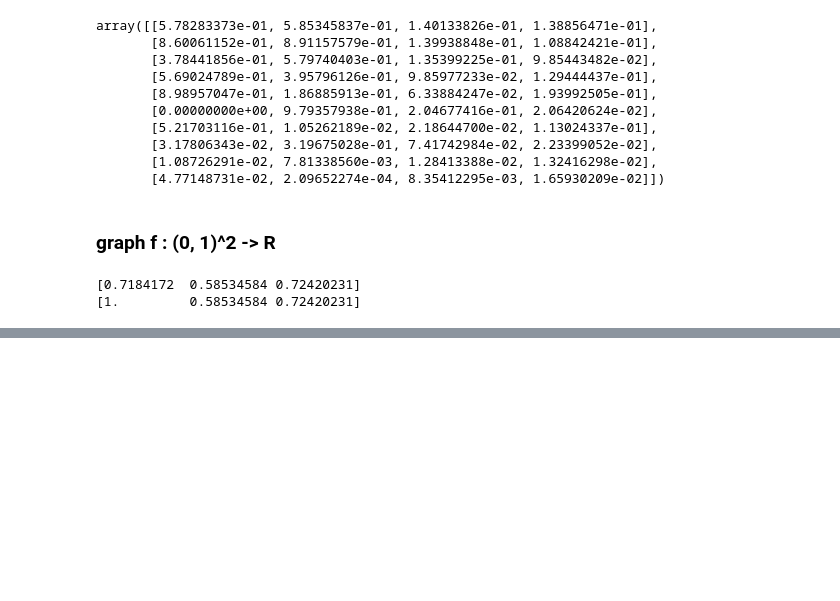
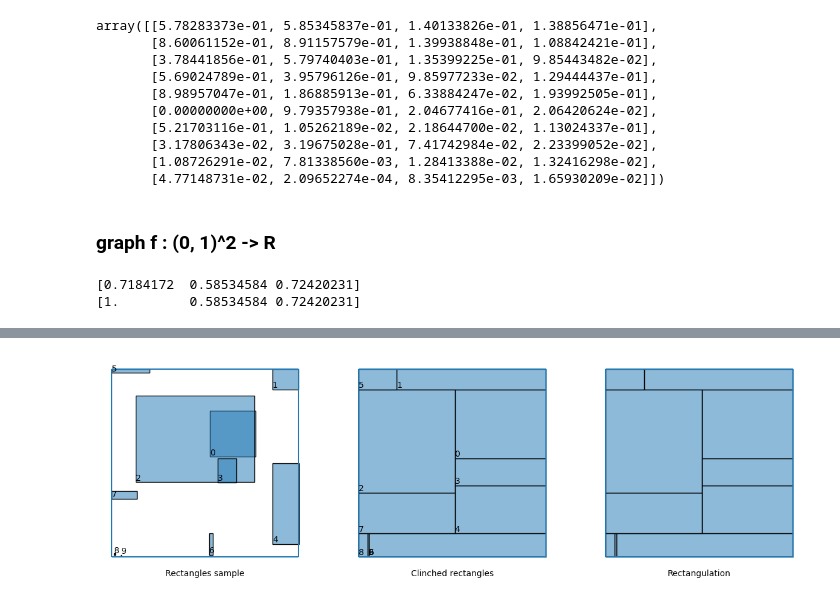
Before and after one commit to Polatucha16/SquareDivision, a Jupyter notebook: square_division_example.ipynb, the cells around one changed output, grey strips where cells are left out. Saved outputs shown, nothing was run; the diff lists cells and outputs as text; code cells hidden in the pictures; blank space fills up the shorter version.

```diff
--- a/square_division_example.ipynb
+++ b/square_division_example.ipynb
@@ -107,0 +132,4 @@ array([ True,  True,  True,  True])
+# %%
+rects.draw(disjoint=True, inflated=True, inflated_nums=True, closed=True, closed_nums=False)
+# %% [output]
+[figure, added]
```
Also changed, not shown: parts of 3 cells of this notebook, 2 other files.
